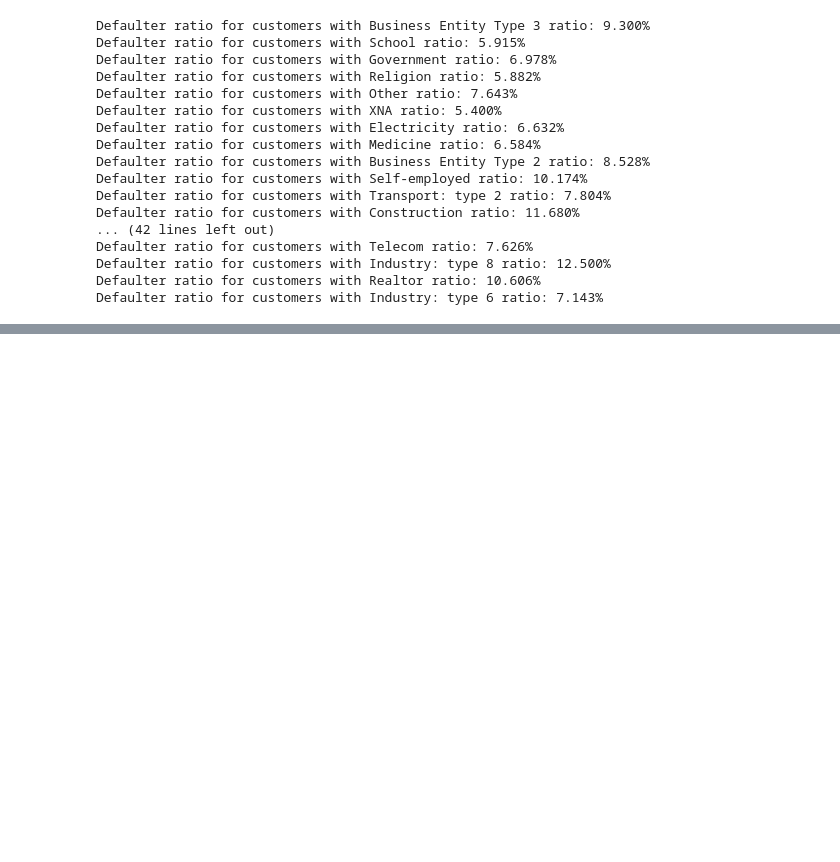
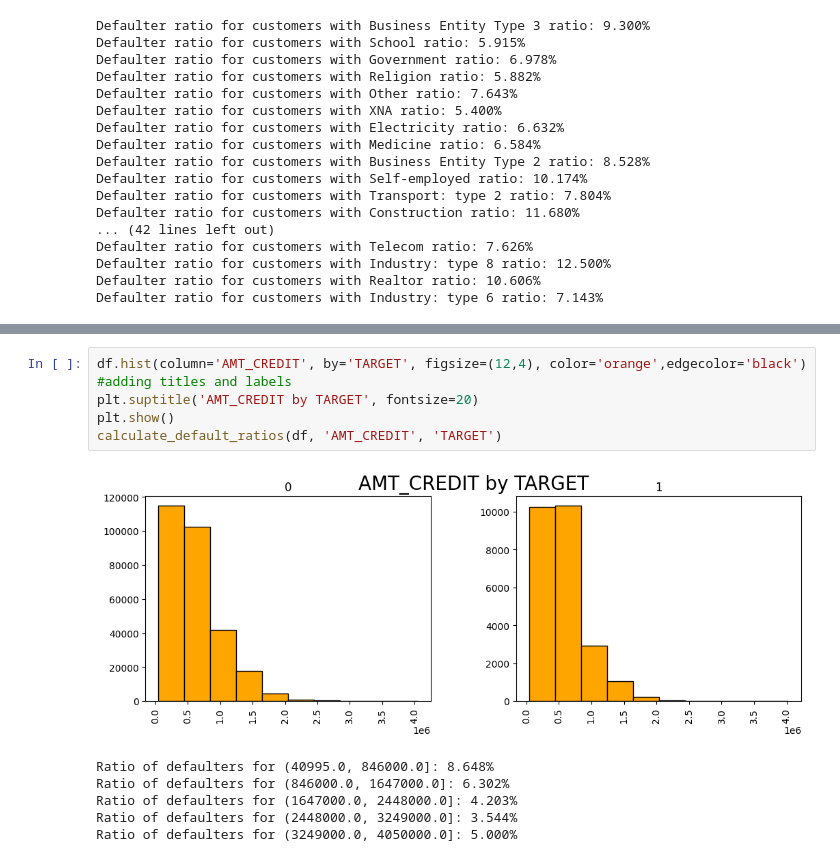
Before and after one commit to Shahidshaik5/Credit-Scoring-Model-Enhancing-Creditworthiness-Assessment-Using-Machine-Learning, a Jupyter notebook: Home_Credit_Default_Risk_Code.ipynb, the cells around one changed output, grey strips where cells are left out. Drawn from its saved outputs; the diff is of its cells as text; blank space fills up the shorter version.

```diff
--- a/Home_Credit_Default_Risk_Code.ipynb
+++ b/Home_Credit_Default_Risk_Code.ipynb
@@ -348,0 +424,13 @@ Defaulter ratio for customers with Industry: type 6 ratio: 7.143%
+# %%
+df.hist(column='AMT_CREDIT', by='TARGET', figsize=(12,4), color='orange',edgecolor='black')
+#adding titles and labels
+plt.suptitle('AMT_CREDIT by TARGET', fontsize=20)
+plt.show()
+calculate_default_ratios(df, 'AMT_CREDIT', 'TARGET')
+# %% [output]
+[figure, added]
+Ratio of defaulters for (40995.0, 846000.0]: 8.648%
+Ratio of defaulters for (846000.0, 1647000.0]: 6.302%
+Ratio of defaulters for (1647000.0, 2448000.0]: 4.203%
+Ratio of defaulters for (2448000.0, 3249000.0]: 3.544%
+Ratio of defaulters for (3249000.0, 4050000.0]: 5.000%
```
Also changed, not shown: parts of 21 cells of this notebook.
